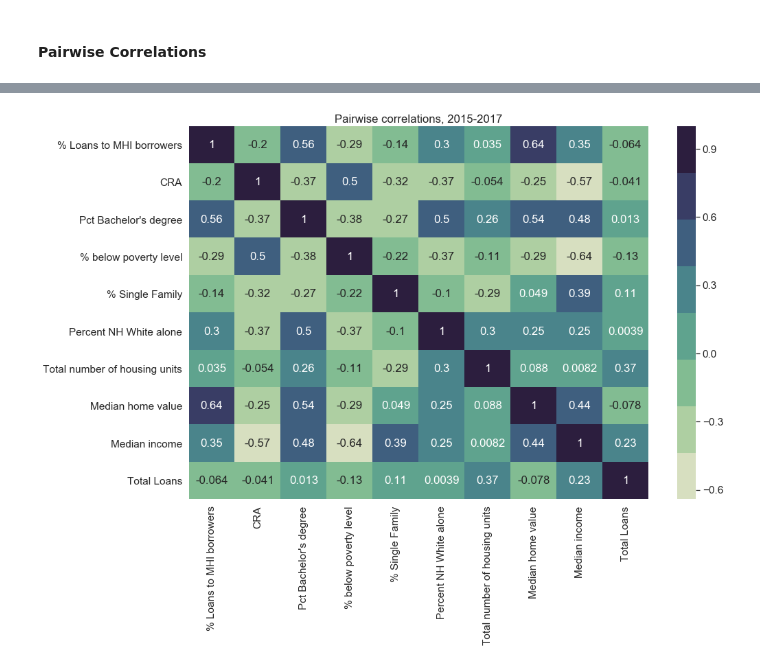
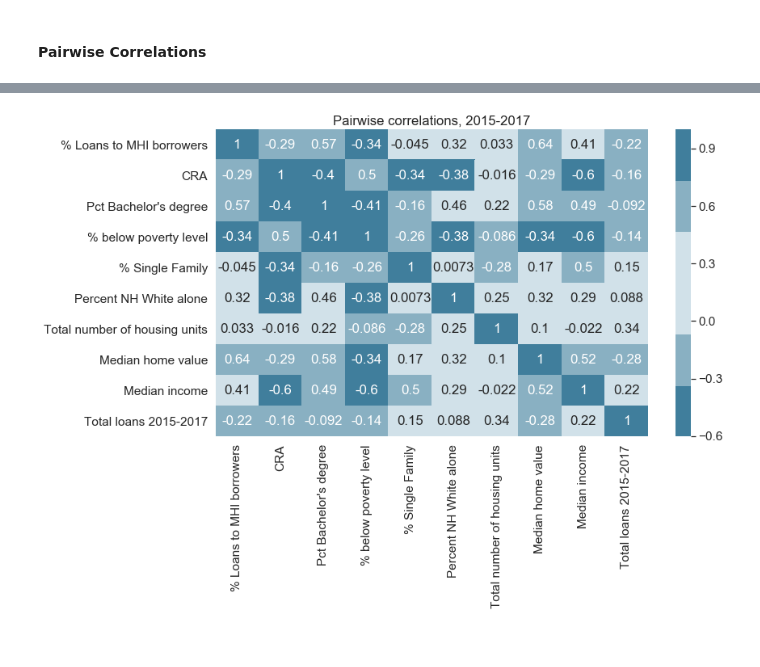
Before and after one commit to abaum1/communityreinvestmentact, a Jupyter notebook: scripts/UDP Multinomial Logistic Regression models.ipynb, the cells around one changed output, grey strips where cells are left out. Drawn from its saved outputs; the diff is of its cells as text; code cells hidden in the pictures.

```diff
--- a/scripts/UDP Multinomial Logistic Regression models.ipynb
+++ b/scripts/UDP Multinomial Logistic Regression models.ipynb
@@ -100,0 +207,13 @@ County_Sonoma County             27.4973   1.54e+06   1.79e-05      1.000   -3.0
+# %%
+all_vars_151617["UDP code"] = all_vars_151617["Typology"].apply(lambda x: encode_udp(x))
+all_vars_151617 = all_vars_151617.dropna()
+#do not include napa county
+x_vars_151617 = all_vars_151617[['% Loans to MHI borrowers', 'CRA', "Pct Bachelor's degree",
+                "% below poverty level","% Single Family","Percent NH White alone",
+                "Total number of housing units",  "Median home value", 'Median income',
+       'Total loans 2015-2017', 'County_Alameda County', 'County_Contra Costa County','County_Marin County',
+                  'County_San Francisco County', 'County_San Mateo County',
+       'County_Santa Clara County', 'County_Solano County','County_Sonoma County']]
+x_vars_151617_constant = sm.add_constant(x_vars_151617)
+y_vars_151617 = all_vars_151617["UDP code"]
+x_vars_151617_constant.head()
@@ -125,12 +256,0 @@ County_Sonoma County              1.7338   9.25e+04   1.87e-05      1.000   -1.8
-# %%
-all_vars_151617["UDP code"] = all_vars_151617["Typology"].apply(lambda x: encode_udp(x))
-all_vars_151617 = all_vars_151617.dropna()
-#do not include napa county
-x_vars_151617 = all_vars_151617[['% Loans to MHI borrowers', 'CRA', "Pct Bachelor's degree",
-                "% below poverty level","% Single Family","Percent NH White alone",
-                "Total number of housing units",  "Median home value", 'Median income',
-       'Total Loans', 'County_Alameda County', 'County_Contra Costa County','County_Marin County',
-                  'County_San Francisco County', 'County_San Mateo County',
-       'County_Santa Clara County', 'County_Solano County','County_Sonoma County']]
-x_vars_151617_constant = sm.add_constant(x_vars_151617)
-y_vars_151617 = all_vars_151617["UDP code"]
@@ -186,0 +273,8 @@ County_Sonoma County              1.7338   9.25e+04   1.87e-05      1.000   -1.8
+# %%
+# color = sns.cubehelix_palette(8, start=.5, rot=-.75)
+color = sns.diverging_palette(11, 11)
+sns.set(font_scale=1.4)
+plt.subplots(figsize=(12,7))
+sns.heatmap(x_vars_1314_corr, annot=True, cmap=color);
+plt.title("Pairwise correlations, 2013-2014")
+plt.savefig('/Users/ameliabaum/Desktop/Amelia/CRA_Thesis/communityreinvestmentact/results/screenshots/x_vars_09_corr.png', bbox_inches="tight")
@@ -214,7 +311,7 @@ x_vars_151617_corr = x_vars_151617[['% Loans to MHI borrowers', 'CRA',
        'Pct Bachelor\'s degree',
        '% below poverty level', '% Single Family', 'Percent NH White alone',
        'Total number of housing units', 'Median home value', 'Median income',
-       'Total Loans']].corr()
+       'Total loans 2015-2017']].corr()
 x_vars_151617_corr.head()
 # %% [output]
 |  | % Loans to MHI borrowers | CRA | Pct Bachelor's degree | % below poverty level | % Single Family | ... |
@@ -226,9 +323,9 @@ x_vars_151617_corr.head()
 # %%
-color = sns.cubehelix_palette(8, start=.5, rot=-.75)
+color = sns.diverging_palette(230, 230)
 sns.set(font_scale=1.4)
-plt.subplots(figsize=(15,10))
+plt.subplots(figsize=(12,7))
 sns.heatmap(x_vars_151617_corr, annot=True, cmap=color);
 plt.title("Pairwise correlations, 2015-2017")
-plt.savefig('/Users/ameliabaum/Desktop/Amelia/CRA_Thesis/communityreinvestmentact/results/screenshots/x_vars_151617_corr.png')
+plt.savefig('/Users/ameliabaum/Desktop/Amelia/CRA_Thesis/communityreinvestmentact/results/screenshots/x_vars_151617_corr.png', bbox_inches="tight")
 # %% [output]
-[figure, old version]
+[figure, new version]
```
Also changed, not shown: parts of 18 cells of this notebook, 1 other file.
